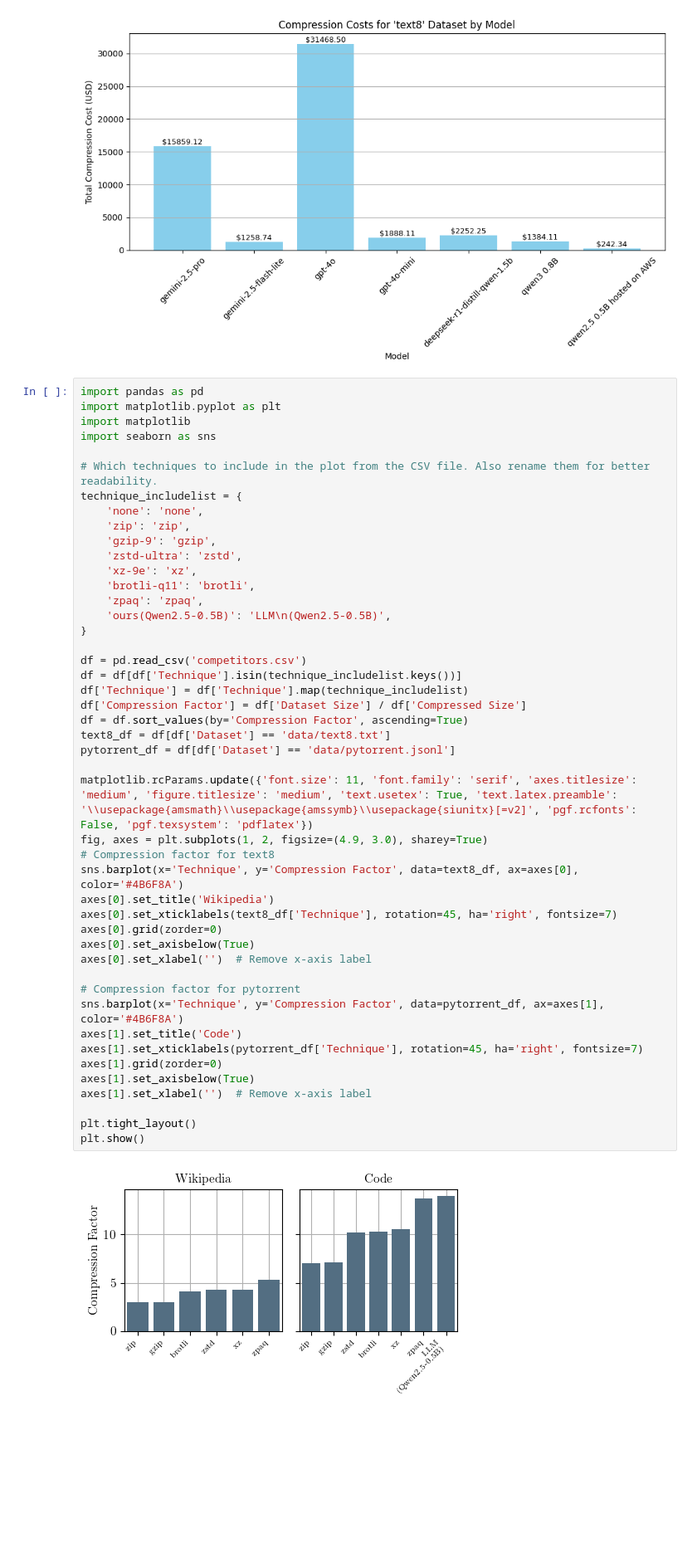
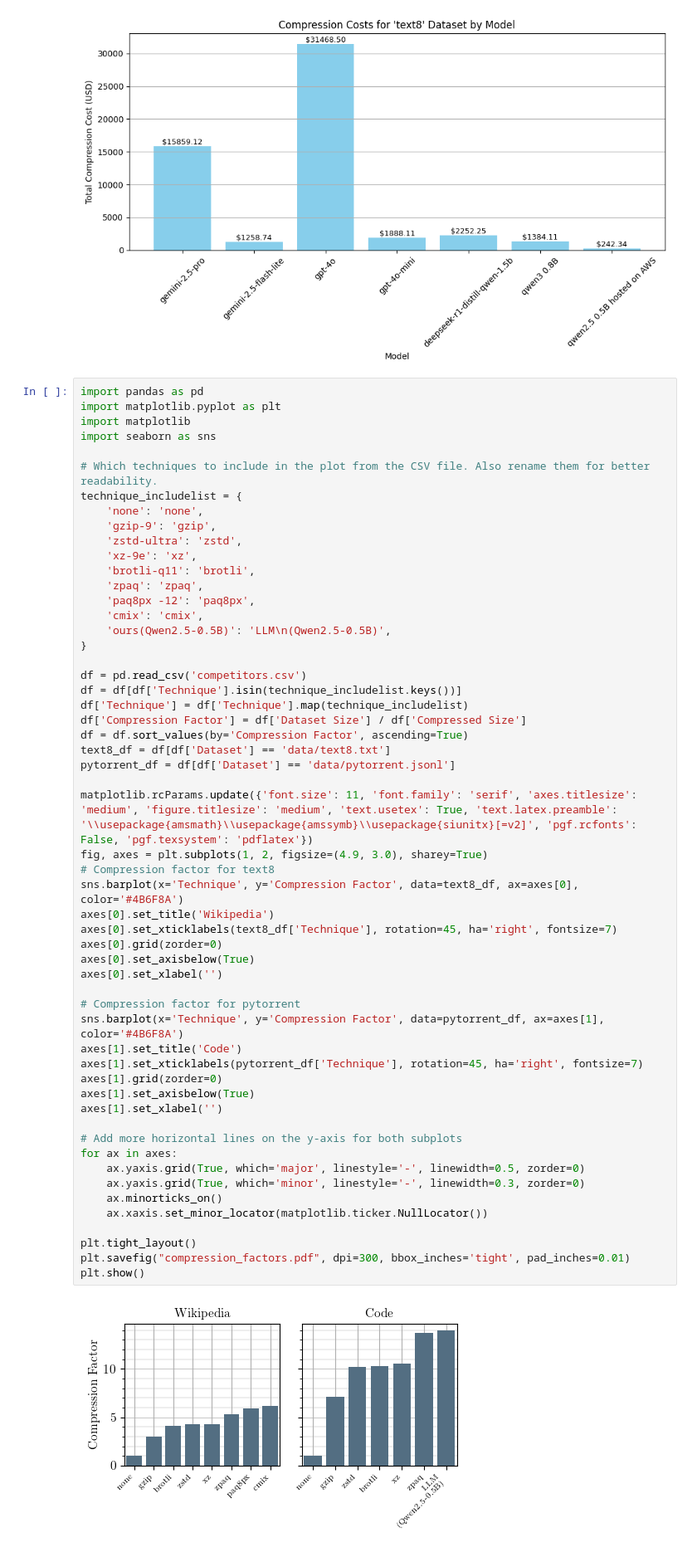
Before and after one commit to utndatasystems/summer-offsite, a Jupyter notebook: llm-compression-plots/andi.ipynb, the cells around one changed output. Shown: that part at 83% size. Cells and saved outputs as stored; diff of their text form; blank space fills up the shorter version.

Commit message:
small fix in plot

```diff
--- a/llm-compression-plots/andi.ipynb
+++ b/llm-compression-plots/andi.ipynb
@@ -113,42 +113,51 @@ import seaborn as sns
 # Which techniques to include in the plot from the CSV file. Also rename them for better readability.
 technique_includelist = {
     'none': 'none',
-    'zip': 'zip',
     'gzip-9': 'gzip',
     'zstd-ultra': 'zstd',
     'xz-9e': 'xz',
     'brotli-q11': 'brotli',
     'zpaq': 'zpaq',
+    'paq8px -12': 'paq8px',
+    'cmix': 'cmix',
     'ours(Qwen2.5-0.5B)': 'LLM\n(Qwen2.5-0.5B)',
 }
 
 df = pd.read_csv('competitors.csv')
 df = df[df['Technique'].isin(technique_includelist.keys())]
 df['Technique'] = df['Technique'].map(technique_includelist)
 df['Compression Factor'] = df['Dataset Size'] / df['Compressed Size']
 df = df.sort_values(by='Compression Factor', ascending=True)
 text8_df = df[df['Dataset'] == 'data/text8.txt']
 pytorrent_df = df[df['Dataset'] == 'data/pytorrent.jsonl']
 
 matplotlib.rcParams.update({'font.size': 11, 'font.family': 'serif', 'axes.titlesize': 'medium', 'figure.titlesize': 'medium', 'text.usetex': True, 'text.latex.preamble': '\\usepackage{amsmath}\\usepackage{amssymb}\\usepackage{siunitx}[=v2]', 'pgf.rcfonts': False, 'pgf.texsystem': 'pdflatex'})
 fig, axes = plt.subplots(1, 2, figsize=(4.9, 3.0), sharey=True)
 # Compression factor for text8
 sns.barplot(x='Technique', y='Compression Factor', data=text8_df, ax=axes[0], color='#4B6F8A')
 axes[0].set_title('Wikipedia')
 axes[0].set_xticklabels(text8_df['Technique'], rotation=45, ha='right', fontsize=7)
 axes[0].grid(zorder=0)
 axes[0].set_axisbelow(True)
-axes[0].set_xlabel('')  # Remove x-axis label
+axes[0].set_xlabel('')
 
 # Compression factor for pytorrent
 sns.barplot(x='Technique', y='Compression Factor', data=pytorrent_df, ax=axes[1], color='#4B6F8A')
 axes[1].set_title('Code')
 axes[1].set_xticklabels(pytorrent_df['Technique'], rotation=45, ha='right', fontsize=7)
 axes[1].grid(zorder=0)
 axes[1].set_axisbelow(True)
-axes[1].set_xlabel('')  # Remove x-axis label
+axes[1].set_xlabel('')
+
+# Add more horizontal lines on the y-axis for both subplots
+for ax in axes:
+    ax.yaxis.grid(True, which='major', linestyle='-', linewidth=0.5, zorder=0)
+    ax.yaxis.grid(True, which='minor', linestyle='-', linewidth=0.3, zorder=0)
+    ax.minorticks_on()
+    ax.xaxis.set_minor_locator(matplotlib.ticker.NullLocator())
 
 plt.tight_layout()
+plt.savefig("compression_factors.pdf", dpi=300, bbox_inches='tight', pad_inches=0.01)
 plt.show()
 # %% [output]
-[figure, old version]
+[figure, new version]
```
Also changed, not shown: 1 other file.
